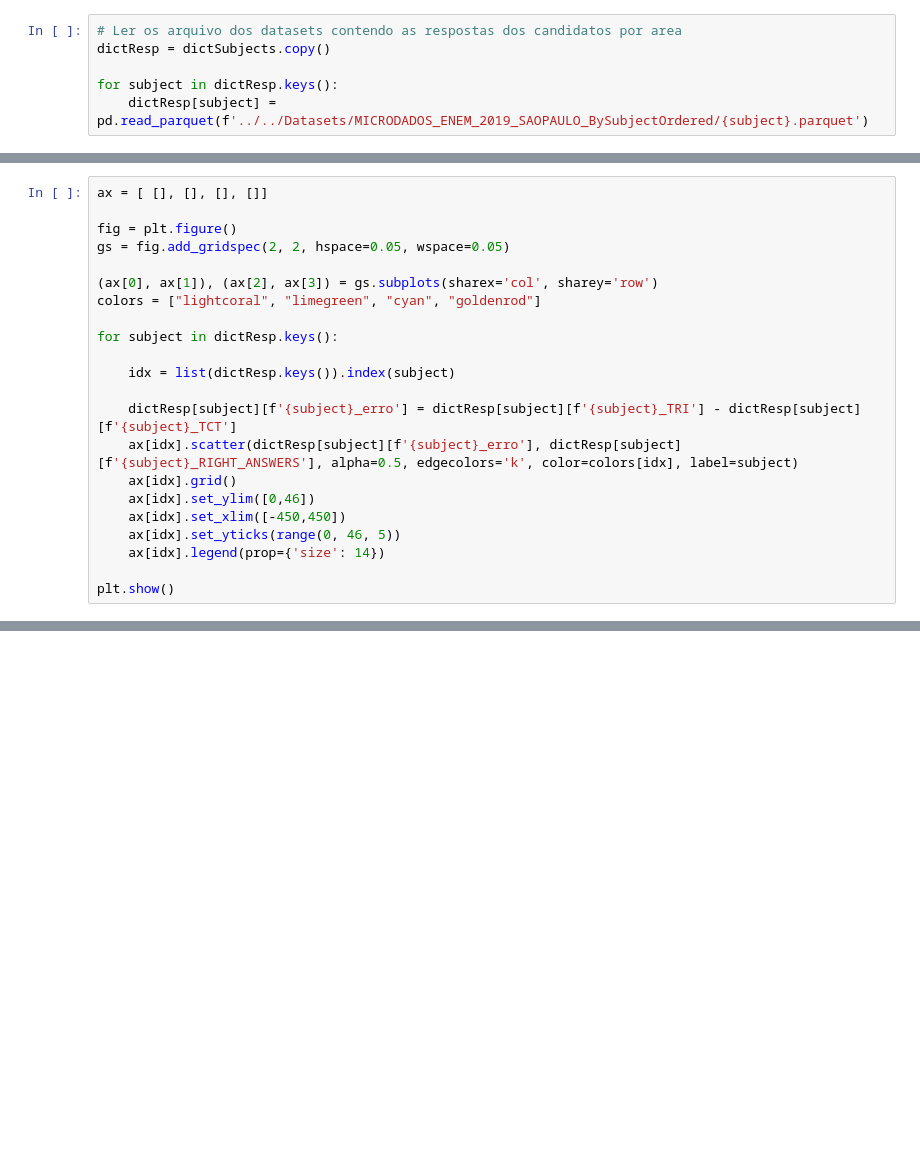
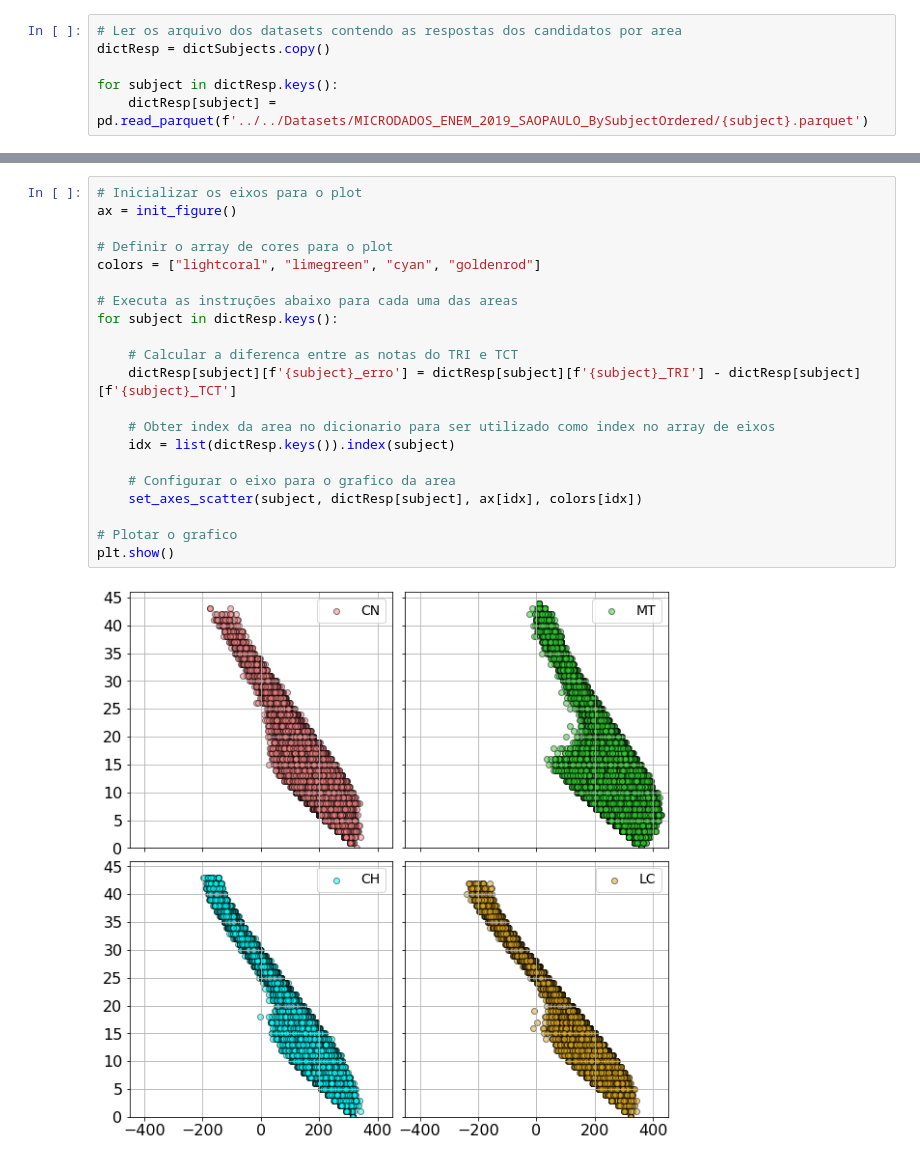
Before and after one commit to beatrizbessa/ptc3467, a Jupyter notebook: Codigos/Analises/TCT_calculation.ipynb, the cells around one changed output, grey strips where cells are left out. Cells and saved outputs as stored; diff of their text form; blank space fills up the shorter version.

```diff
--- a/Codigos/Analises/TCT_calculation.ipynb
+++ b/Codigos/Analises/TCT_calculation.ipynb
@@ -51,22 +88,0 @@ plt.show()
-# %%
-ax = [ [], [], [], []]
-
-fig = plt.figure()
-gs = fig.add_gridspec(2, 2, hspace=0.05, wspace=0.05)
-
-(ax[0], ax[1]), (ax[2], ax[3]) = gs.subplots(sharex='col', sharey='row')
-colors = ["lightcoral", "limegreen", "cyan", "goldenrod"]
-
-for subject in dictResp.keys():
-
-    idx = list(dictResp.keys()).index(subject)
-
-    dictResp[subject][f'{subject}_erro'] = dictResp[subject][f'{subject}_TRI'] - dictResp[subject][f'{subject}_TCT']
-    ax[idx].scatter(dictResp[subject][f'{subject}_erro'], dictResp[subject][f'{subject}_RIGHT_ANSWERS'], alpha=0.5, edgecolors='k', color=colors[idx], label=subject)
-    ax[idx].grid()
-    ax[idx].set_ylim([0,46])
-    ax[idx].set_xlim([-450,450])
-    ax[idx].set_yticks(range(0, 46, 5))
-    ax[idx].legend(prop={'size': 14})
-
-plt.show()
@@ -74,0 +129,23 @@ plt.show()
+# %%
+# Inicializar os eixos para o plot
+ax = init_figure()
+
+# Definir o array de cores para o plot
+colors = ["lightcoral", "limegreen", "cyan", "goldenrod"]
+
+# Executa as instruções abaixo para cada uma das areas
+for subject in dictResp.keys():
+
+    # Calcular a diferenca entre as notas do TRI e TCT
+    dictResp[subject][f'{subject}_erro'] = dictResp[subject][f'{subject}_TRI'] - dictResp[subject][f'{subject}_TCT']
+
+    # Obter index da area no dicionario para ser utilizado como index no array de eixos
+    idx = list(dictResp.keys()).index(subject)
+
+    # Configurar o eixo para o grafico da area
+    set_axes_scatter(subject, dictResp[subject], ax[idx], colors[idx])
+
+# Plotar o grafico
+plt.show()
+# %% [output]
+[figure, added]
```
Also changed, not shown: parts of 8 cells of this notebook.
